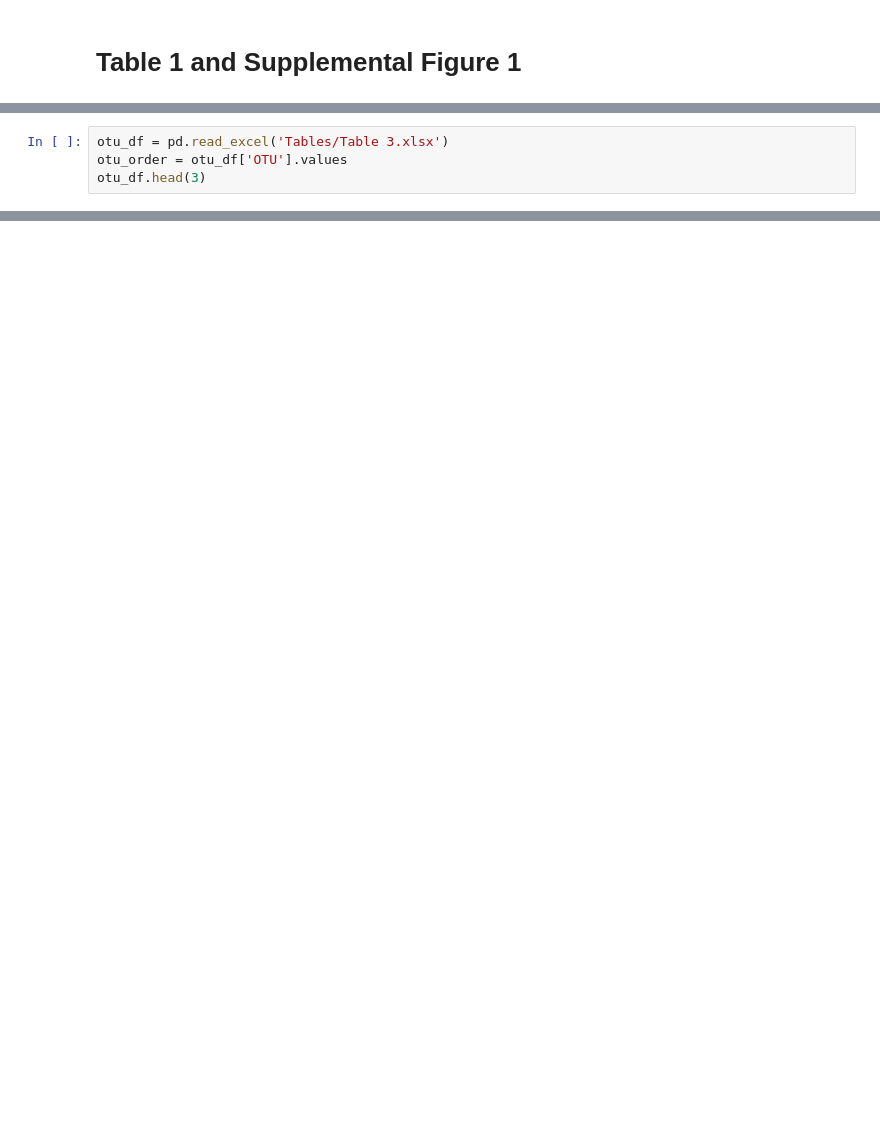
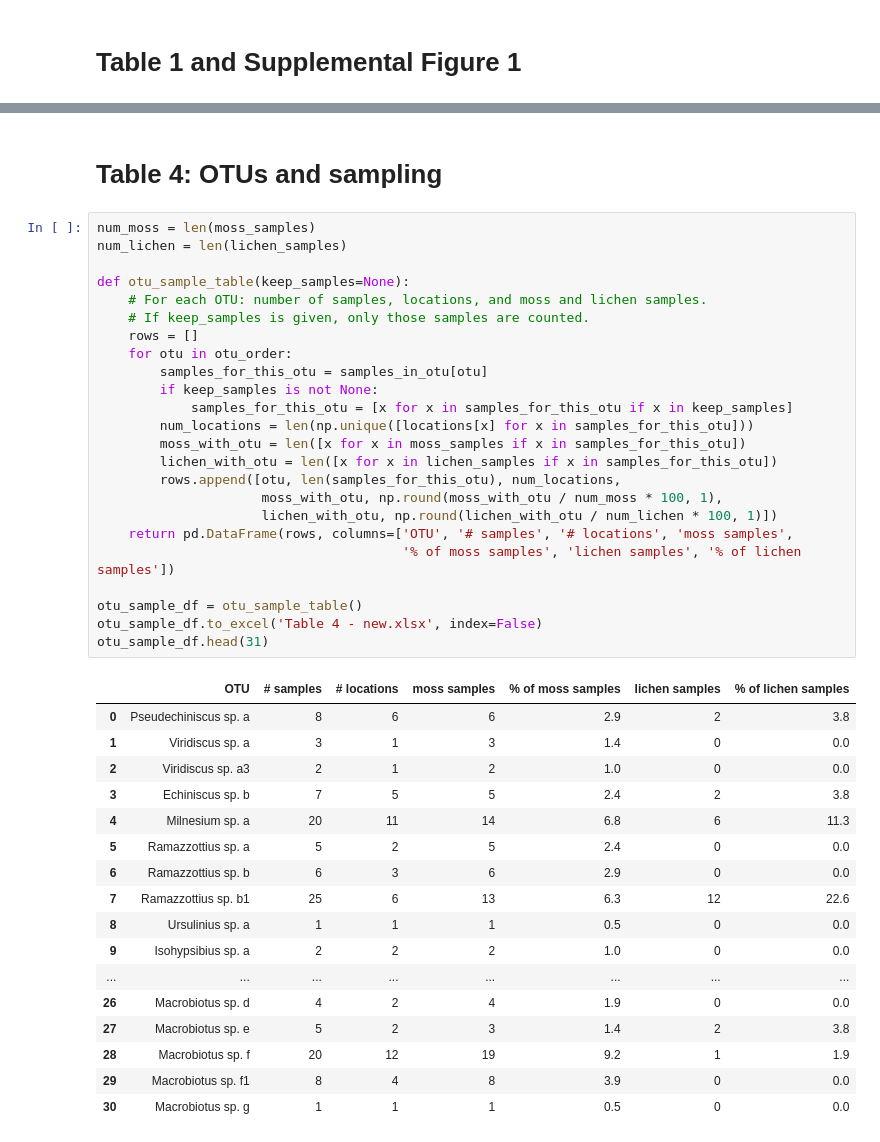
Before and after one commit to enwudz/tardi-behavior, a Jupyter notebook: code sampling analysis.ipynb, the cells around one changed output, grey strips where cells are left out. Cells and saved outputs as stored; diff of their text form; blank space fills up the shorter version.

```diff
--- a/code sampling analysis.ipynb
+++ b/code sampling analysis.ipynb
@@ -201,4 +41,0 @@ otu --> list of environmental sample IDs
-# %%
-otu_df = pd.read_excel('Tables/Table 3.xlsx')
-otu_order = otu_df['OTU'].values
-otu_df.head(3)
@@ -570,0 +128,44 @@ ACE: 31.03
+# %% [markdown]
+# Table 4: OTUs and sampling
+# %%
+num_moss = len(moss_samples)
+num_lichen = len(lichen_samples)
+
+def otu_sample_table(keep_samples=None):
+    # For each OTU: number of samples, locations, and moss and lichen samples.
+    # If keep_samples is given, only those samples are counted.
+    rows = []
+    for otu in otu_order:
+        samples_for_this_otu = samples_in_otu[otu]
+        if keep_samples is not None:
+            samples_for_this_otu = [x for x in samples_for_this_otu if x in keep_samples]
+        num_locations = len(np.unique([locations[x] for x in samples_for_this_otu]))
+        moss_with_otu = len([x for x in moss_samples if x in samples_for_this_otu])
+        lichen_with_otu = len([x for x in lichen_samples if x in samples_for_this_otu])
+        rows.append([otu, len(samples_for_this_otu), num_locations,
+                     moss_with_otu, np.round(moss_with_otu / num_moss * 100, 1),
+                     lichen_with_otu, np.round(lichen_with_otu / num_lichen * 100, 1)])
+    return pd.DataFrame(rows, columns=['OTU', '# samples', '# locations', 'moss samples',
+                                       '% of moss samples', 'lichen samples', '% of lichen samples'])
+
+otu_sample_df = otu_sample_table()
+otu_sample_df.to_excel('Table 4 - new.xlsx', index=False)
+otu_sample_df.head(31)
+# %% [output]
+|  | OTU | # samples | # locations | moss samples | % of moss samples | lichen samples | % of lichen samples |
+| 0 | Pseudechiniscus sp. a | 8 | 6 | 6 | 2.9 | 2 | 3.8 |
+| 1 | Viridiscus sp. a | 3 | 1 | 3 | 1.4 | 0 | 0.0 |
+| 2 | Viridiscus sp. a3 | 2 | 1 | 2 | 1.0 | 0 | 0.0 |
+| 3 | Echiniscus sp. b | 7 | 5 | 5 | 2.4 | 2 | 3.8 |
+| 4 | Milnesium sp. a | 20 | 11 | 14 | 6.8 | 6 | 11.3 |
+| 5 | Ramazzottius sp. a | 5 | 2 | 5 | 2.4 | 0 | 0.0 |
+| 6 | Ramazzottius sp. b | 6 | 3 | 6 | 2.9 | 0 | 0.0 |
+| 7 | Ramazzottius sp. b1 | 25 | 6 | 13 | 6.3 | 12 | 22.6 |
+| 8 | Ursulinius sp. a | 1 | 1 | 1 | 0.5 | 0 | 0.0 |
+| 9 | Isohypsibius sp. a | 2 | 2 | 2 | 1.0 | 0 | 0.0 |
+| ... | ... | ... | ... | ... | ... | ... | ... |
+| 26 | Macrobiotus sp. d | 4 | 2 | 4 | 1.9 | 0 | 0.0 |
+| 27 | Macrobiotus sp. e | 5 | 2 | 3 | 1.4 | 2 | 3.8 |
+| 28 | Macrobiotus sp. f | 20 | 12 | 19 | 9.2 | 1 | 1.9 |
+| 29 | Macrobiotus sp. f1 | 8 | 4 | 8 | 3.9 | 0 | 0.0 |
+| 30 | Macrobiotus sp. g | 1 | 1 | 1 | 0.5 | 0 | 0.0 |
```
Also changed, not shown: parts of 47 cells of this notebook, 21 other files.
